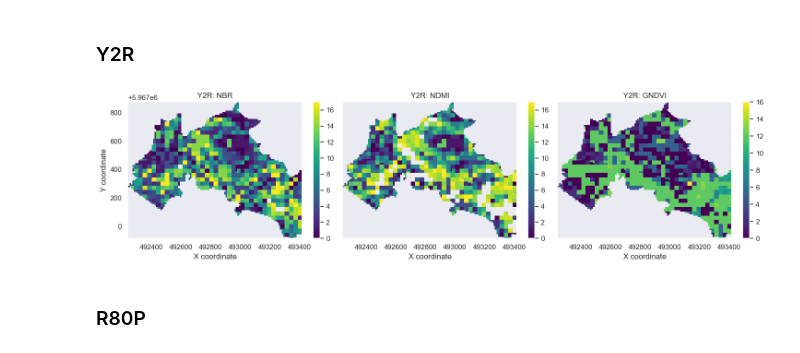
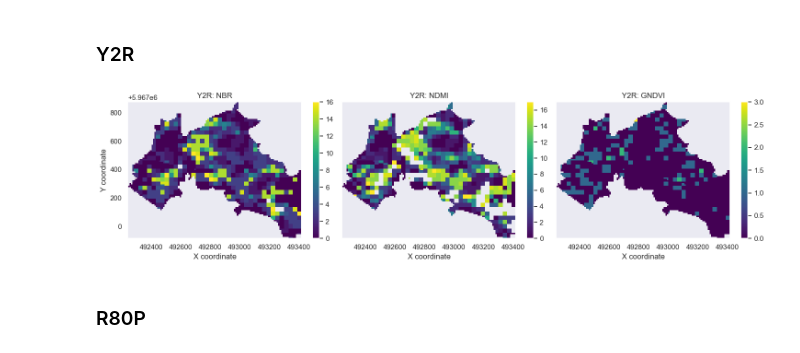
Before and after one commit to PEOPLE-ER/spectral-recovery, a Jupyter notebook: docs/overview_API.ipynb, the cells around one changed output. Cells and saved outputs as stored; diff of their text form; code cells hidden in the pictures.

```diff
--- a/docs/overview_API.ipynb
+++ b/docs/overview_API.ipynb
@@ -135,6 +100,19 @@ ra_hist = sr.RestorationArea(
     reference_years=reference_years,
     composite_stack=indices_stack,
 )
+# %%
+# Parameterize a MedianTarget method for pixel scale.
+per_pixel_method = sr.targets.MedianTarget(scale="pixel")
+
+# To compute recovery targets at the pixel scale, pass the parameterized method.
+ra_hist_pixel = sr.RestorationArea(
+    restoration_polygon=restoration_poly,
+    disturbance_start=disturbance_start,
+    restoration_start=restoration_start,
+    reference_years=reference_years,
+    composite_stack=indices_stack,
+    recovery_target_method=per_pixel_method
+)
 # %% [markdown]
 You can visualize the spectral trajectory of your RestorationArea using the `plot_spectral_trajectory` function. If you want to write the plot to file, pass your desired path to the function.
 # %%
@@ -181,10 +163,10 @@ Now that we have our RestorationArea defined, computing recovery metrics is as s
 # %% [markdown]
 ### Y2R
 # %%
-y2r = ra_hist.y2r()
+y2r = ra_hist_pixel.y2r()
 plot_metrics(y2r)
 # %% [output]
-[figure, old version]
+[figure, new version]
 # %% [markdown]
 ### R80P
 # %%
```
Also changed, not shown: parts of 9 cells of this notebook.
